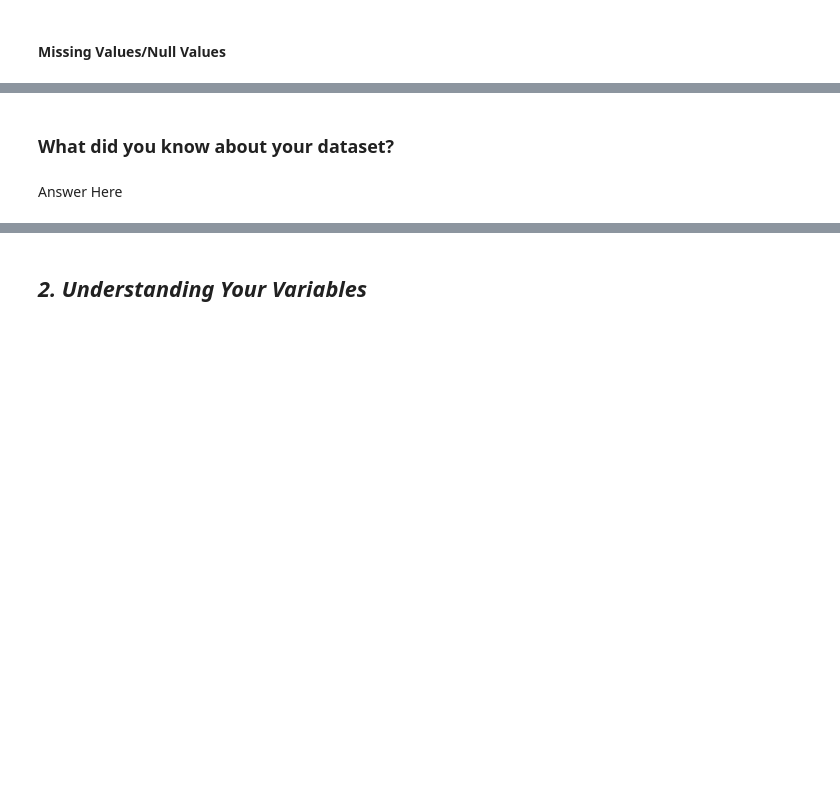
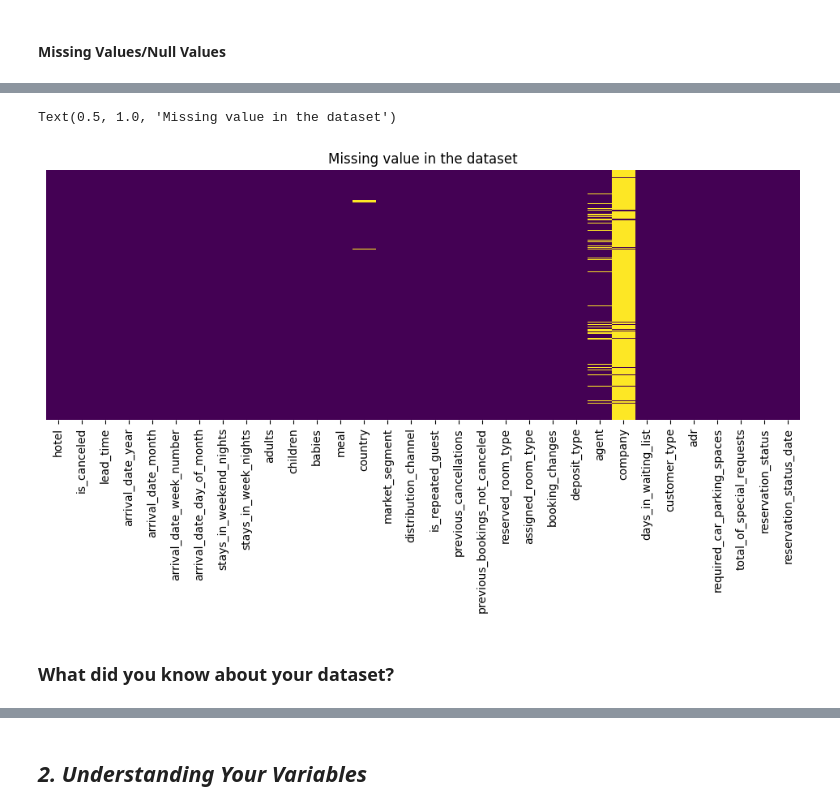
Before and after one commit to RahulSaini789/Hotel_Booking_EDA_project, a Jupyter notebook: Sample EDA Submission Template.ipynb, the cells around one changed output, grey strips where cells are left out. Drawn from its saved outputs; the diff is of its cells as text; code cells hidden in the pictures; blank space fills up the shorter version.

Commit message:
Understanding our dataset variables

```diff
--- a/Sample EDA Submission Template.ipynb
+++ b/Sample EDA Submission Template.ipynb
@@ -71,6 +81,7 @@ M - Multivariate Analysis
 ### Dataset Loading
 # %%
 # Load Dataset
+df1 = pd.read_csv("Hotel Bookings.csv")
 # %% [markdown]
 ### Dataset First View
 # %%
@@ -90,3 +134,5 @@ M - Multivariate Analysis
+# %%
+df1.drop_duplicates(inplace=True)
 # %% [markdown]
 #### Missing Values/Null Values
 # %%
@@ -96,4 +159,11 @@ M - Multivariate Analysis
+# %%
+# Visualizing the missing values
+plt.figure(figsize=(12, 4))
+sns.heatmap(df1.isnull(), cbar=False,
+            cmap='viridis', yticklabels=False)
+plt.title('Missing value in the dataset')
+# %% [output]
+Text(0.5, 1.0, 'Missing value in the dataset')
+[figure, added]
 # %% [markdown]
 ### What did you know about your dataset?
-# %% [markdown]
-Answer Here
```
Also changed, not shown: parts of 24 cells of this notebook.
